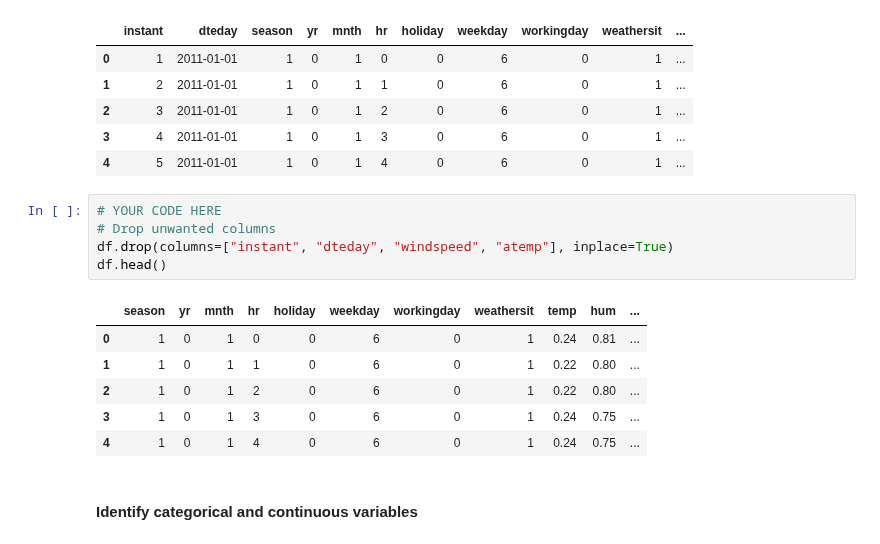
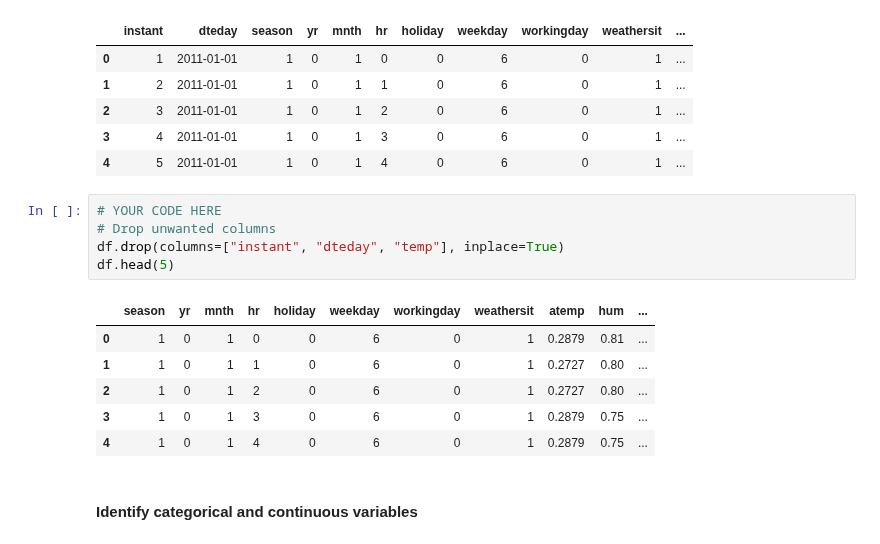
Before and after one commit to rajiv-ranjan/cds-mini-projects, a Jupyter notebook: m2/mini-project-1/M2_NB_MiniProject_1_LinearRegression_Regularization.ipynb, the cells around one changed output. Saved outputs shown, nothing was run; the diff lists cells and outputs as text.

```diff
--- a/m2/mini-project-1/M2_NB_MiniProject_1_LinearRegression_Regularization.ipynb
+++ b/m2/mini-project-1/M2_NB_MiniProject_1_LinearRegression_Regularization.ipynb
@@ -509,15 +506,15 @@ df.head()
 # %%
 # YOUR CODE HERE
 # Drop unwanted columns
-df.drop(columns=["instant", "dteday", "windspeed", "atemp"], inplace=True)
-df.head()
+df.drop(columns=["instant", "dteday", "temp"], inplace=True)
+df.head(5)
 # %% [output]
-|  | season | yr | mnth | hr | holiday | weekday | workingday | weathersit | temp | hum | ... |
-| 0 | 1 | 0 | 1 | 0 | 0 | 6 | 0 | 1 | 0.24 | 0.81 | ... |
-| 1 | 1 | 0 | 1 | 1 | 0 | 6 | 0 | 1 | 0.22 | 0.80 | ... |
-| 2 | 1 | 0 | 1 | 2 | 0 | 6 | 0 | 1 | 0.22 | 0.80 | ... |
-| 3 | 1 | 0 | 1 | 3 | 0 | 6 | 0 | 1 | 0.24 | 0.75 | ... |
-| 4 | 1 | 0 | 1 | 4 | 0 | 6 | 0 | 1 | 0.24 | 0.75 | ... |
+|  | season | yr | mnth | hr | holiday | weekday | workingday | weathersit | atemp | hum | ... |
+| 0 | 1 | 0 | 1 | 0 | 0 | 6 | 0 | 1 | 0.2879 | 0.81 | ... |
+| 1 | 1 | 0 | 1 | 1 | 0 | 6 | 0 | 1 | 0.2727 | 0.80 | ... |
+| 2 | 1 | 0 | 1 | 2 | 0 | 6 | 0 | 1 | 0.2727 | 0.80 | ... |
+| 3 | 1 | 0 | 1 | 3 | 0 | 6 | 0 | 1 | 0.2879 | 0.75 | ... |
+| 4 | 1 | 0 | 1 | 4 | 0 | 6 | 0 | 1 | 0.2879 | 0.75 | ... |
 # %% [markdown]
 #### Identify categorical and continuous variables
 # %%
```
Also changed, not shown: parts of 9 cells of this notebook, 2 other files.
